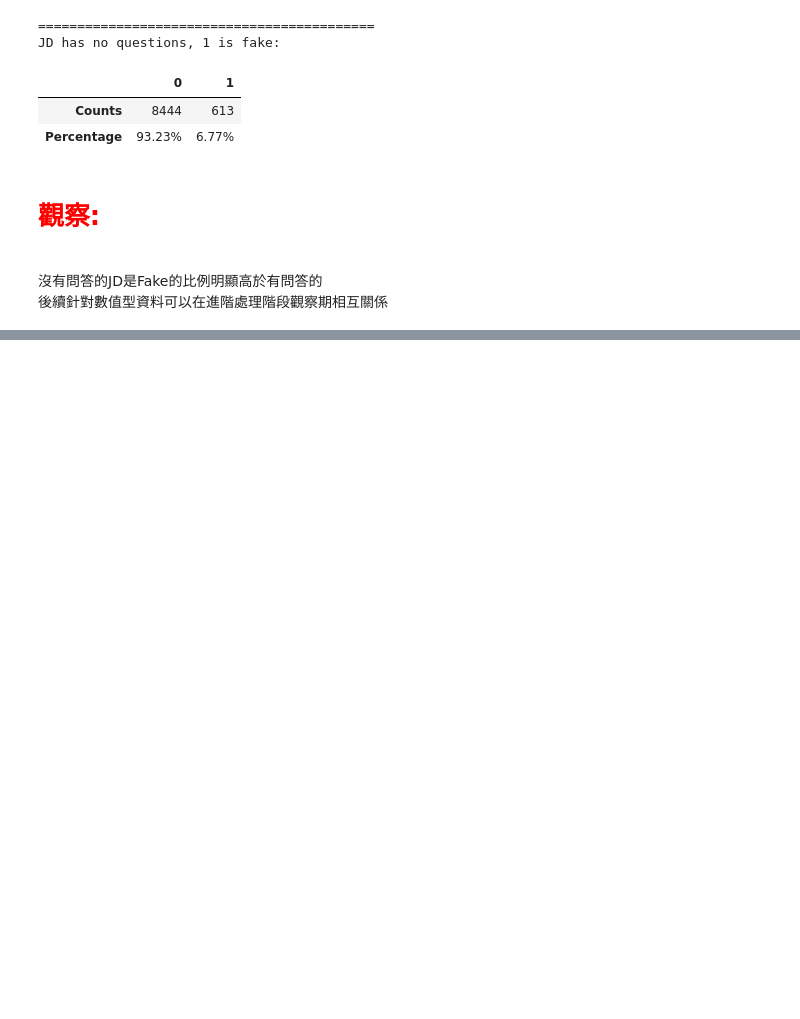
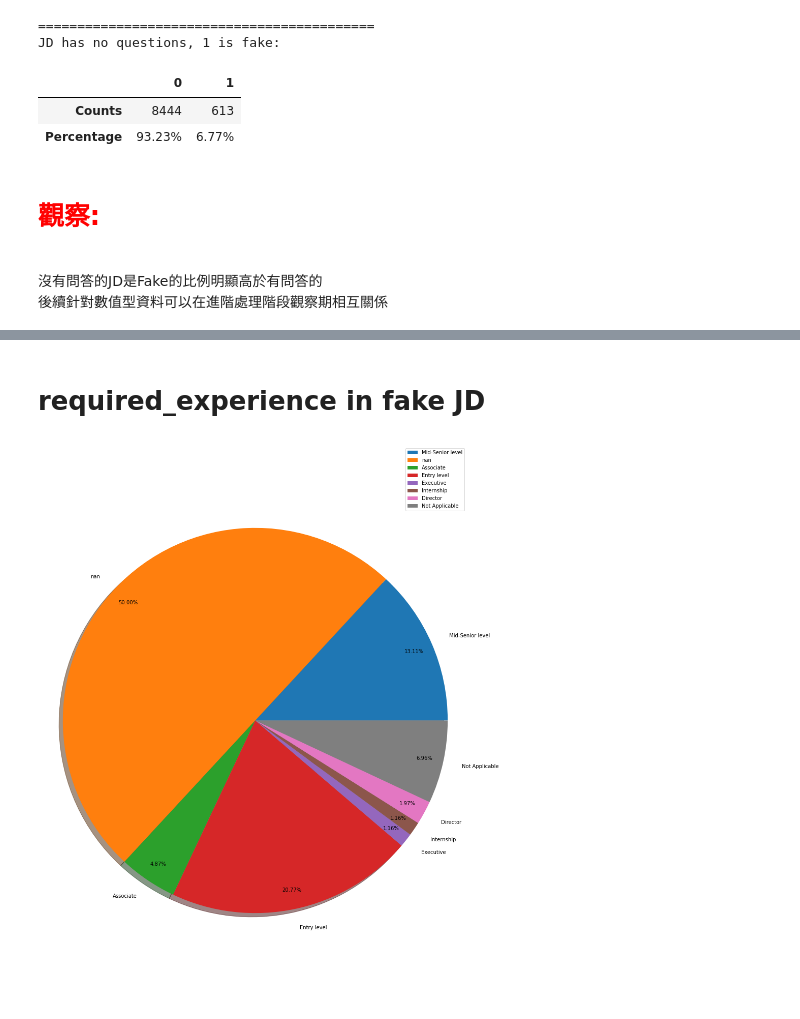
Before and after one commit to BillGuess/job_postings_analysis, a Jupyter notebook: job_postings_analysis.ipynb, the cells around one changed output, grey strips where cells are left out. Drawn from its saved outputs; the diff is of its cells as text; code cells hidden in the pictures; blank space fills up the shorter version.

```diff
--- a/job_postings_analysis.ipynb
+++ b/job_postings_analysis.ipynb
@@ -354,0 +429,15 @@ JD has no questions, 1 is fake:
+# %% [markdown]
+# required_experience in fake JD
+# %%
+F_required_experience_count_result = Counter(job_data_df.loc[job_data_df['fraudulent']==1]['required_experience'])
+F_required_experience_types = F_required_experience_count_result.keys()
+F_required_experience_counts = [value for key, value in F_required_experience_count_result.items()]
+
+plt.figure(figsize=(15,20))
+plt.pie(F_required_experience_counts, labels=F_required_experience_types, autopct="%1.2f%%",
+        pctdistance=0.9, textprops={"fontsize" : 10}, shadow=True)
+plt.axis('equal')
+plt.legend(loc="best")
+plt.show()
+# %% [output]
+[figure, added]
```
Also changed, not shown: parts of 19 cells of this notebook.
